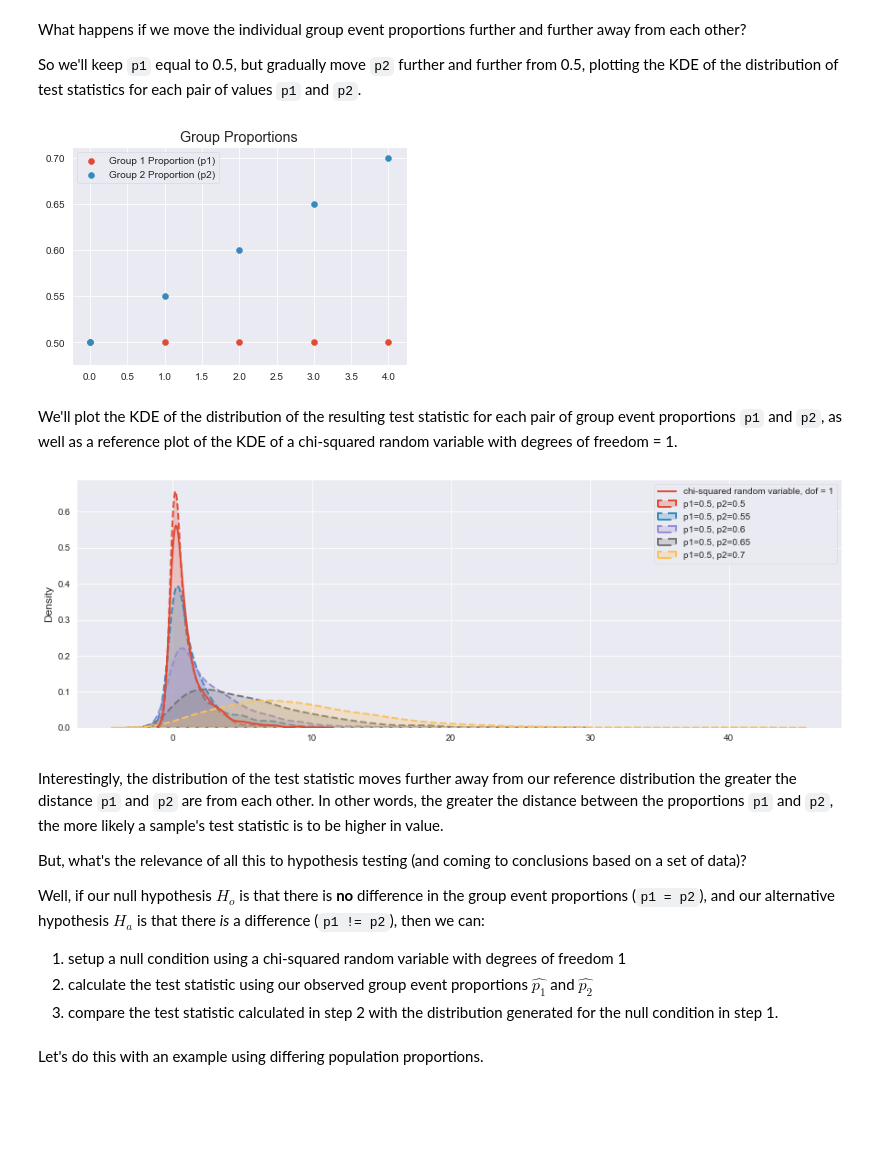
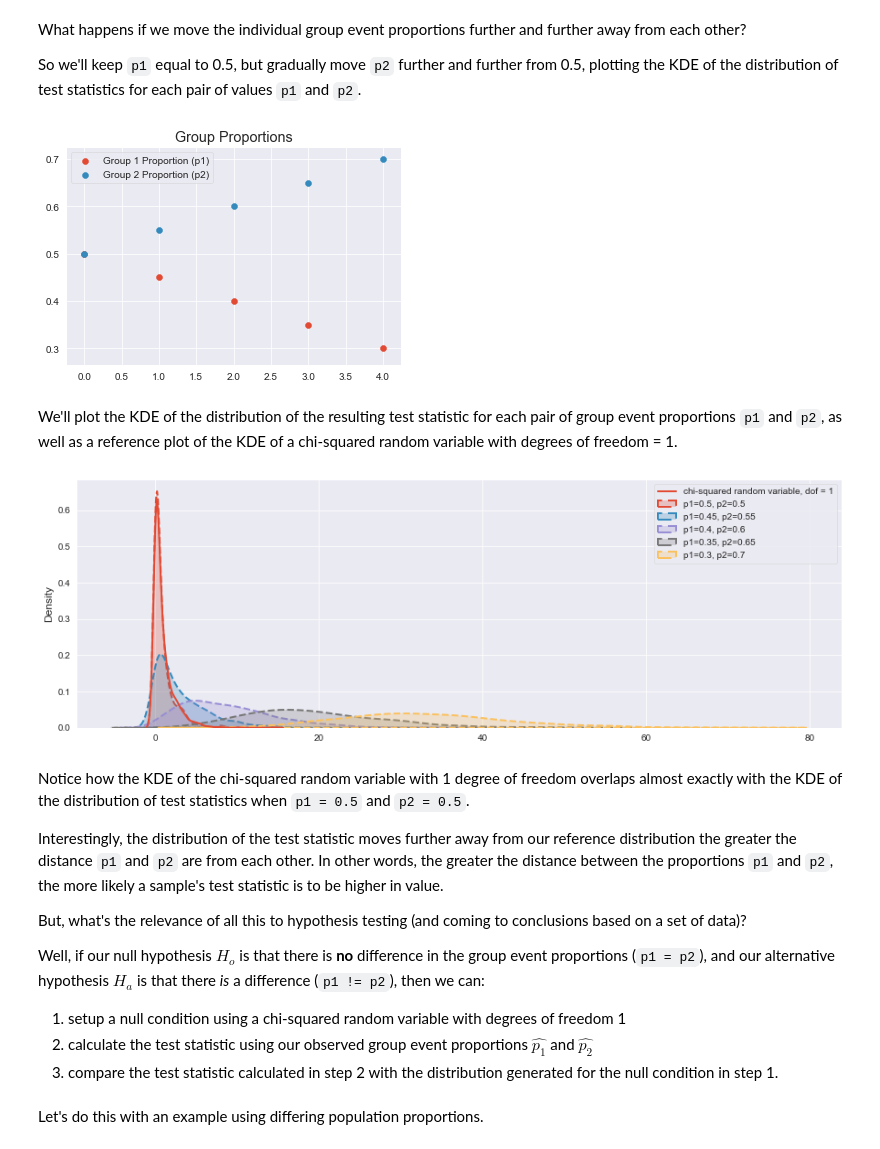
Before and after one commit to NathanZorndorf/nathanzorndorf.github.io, a Jupyter notebook: assets/notebooks/fundamentals-of-biostatistics-rosner/chapter-10/chi-square-test-statistic-distribution-example.ipynb, the cells around one changed output. Cells and saved outputs as stored; diff of their text form; code cells hidden in the pictures; blank space fills up the shorter version.

Commit message:
minor mods to chi square notebook.

```diff
--- a/assets/notebooks/fundamentals-of-biostatistics-rosner/chapter-10/chi-square-test-statistic-distribution-example.ipynb
+++ b/assets/notebooks/fundamentals-of-biostatistics-rosner/chapter-10/chi-square-test-statistic-distribution-example.ipynb
@@ -24,5 +35,3 @@ Proof that when you take a normally distributed random variable and square it, y
-# %%
-sns.set_style('dark')
 # %%
 # square the sample
 sample_squared = np.power(sample, 2)
@@ -111,14 +125,14 @@ What happens if we move the individual group event proportions further and furth
 So we'll keep `p1` equal to 0.5, but gradually move `p2` further and further from 0.5, plotting the KDE of the distribution of test statistics for each pair of values `p1` and `p2`.
 # %%
 _p2 = np.round(np.linspace(start = 0.5, stop = 0.7, num = 5), decimals=2)
-_p1 = np.ones(shape = _p2.shape) * 0.5
+_p1 = np.round(np.linspace(start = 0.5, stop = 0.3, num = 5), decimals=2)
 
 plt.scatter(x=range(len(_p1)), y=_p1, label='Group 1 Proportion (p1)');
 plt.scatter(x=range(len(_p2)), y=_p2, label='Group 2 Proportion (p2)');
 plt.title('Group Proportions');
 plt.legend();
 # %% [output]
-[figure, old version]
+[figure, new version]
 # %% [markdown]
 We'll plot the KDE of the distribution of the resulting test statistic for each pair of group event proportions `p1` and `p2`, as well as a reference plot of the KDE of a chi-squared random variable with degrees of freedom = 1.
 # %%
@@ -133,8 +147,10 @@ sns.kdeplot(chi2(df=1).rvs(1000), label='chi-squared random variable, dof = 1',
 
 plt.legend();
 # %% [output]
-[figure, old version]
+[figure, new version]
 # %% [markdown]
+Notice how the KDE of the chi-squared random variable with 1 degree of freedom overlaps almost exactly with the KDE of the distribution of test statistics when `p1 = 0.5` and `p2 = 0.5`.
+
 Interestingly, the distribution of the test statistic moves further away from our reference distribution the greater the distance  `p1` and `p2` are from each other. In other words, the greater the distance between the proportions `p1` and `p2`, the more likely a sample's test statistic is to be higher in value.
 
 But, what's the relevance of all this to hypothesis testing (and coming to conclusions based on a set of data)?
```
Also changed, not shown: parts of 13 cells of this notebook.
